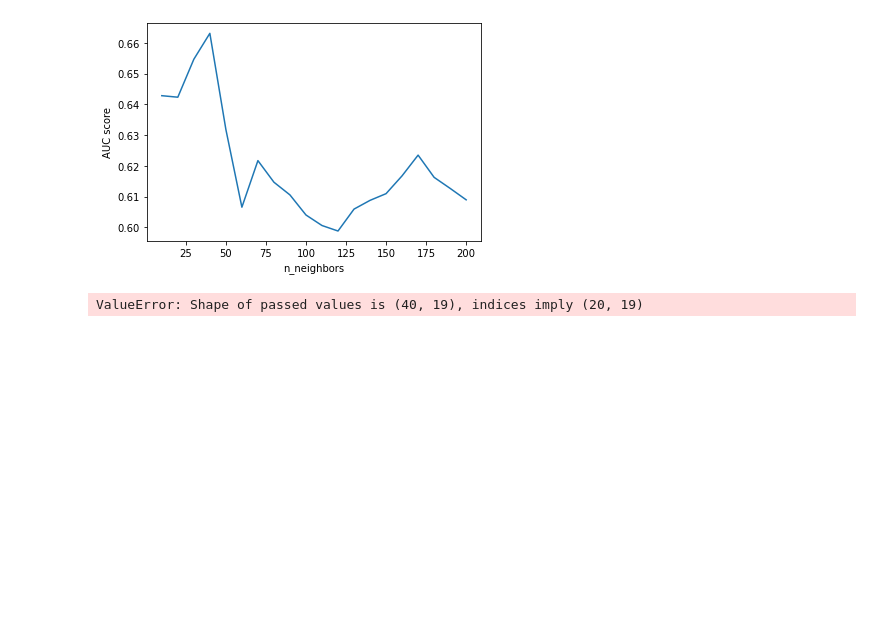
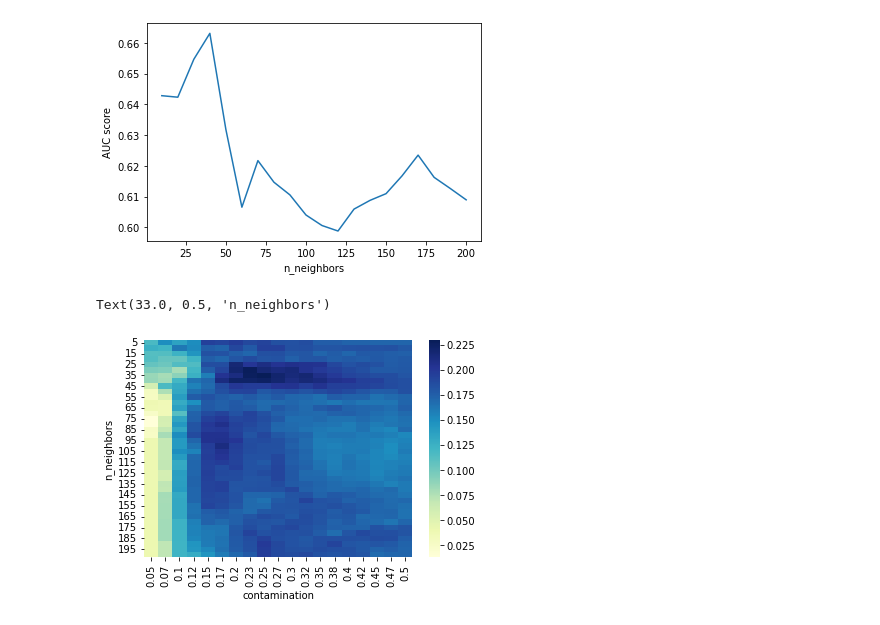
Before and after one commit to johnantonn/cash-for-unsupervised-ad, a Jupyter notebook: src/notebooks/ad_hpo.ipynb, the cells around one changed output. Saved outputs shown, nothing was run; the diff lists cells and outputs as text; code cells hidden in the pictures; blank space fills up the shorter version.

```diff
--- a/src/notebooks/ad_hpo.ipynb
+++ b/src/notebooks/ad_hpo.ipynb
@@ -36,28 +36,26 @@ plt.show()
 # %%
 # Example 2
 #
-n_estimators= list(range(5,201,5))
+n_neighbors= list(range(5,201,5))
 contamination = [0.05, 0.07, 0.1, 0.12, 0.15, 0.17, 0.2, 0.23, 0.25, 0.27, 0.3, 0.32, 0.35, 0.38, 0.4, 0.42, 0.45, 0.47, 0.5]
 f1_scores_2 = [] # scores list
 # loop
 for n in n_estimators:
     # Temp scores
     temp_scores = []
     for c in contamination:
         # Model
         clf2 = LOF(n_neighbors=n, contamination=c)
         # Training
         clf2.fit(X_train)
         # get the anomaly scores on the test data
         #
         y_pred = clf2.predict(X_test) # predictions
         temp_scores.append(f1_score(y_test, y_pred))
         #
     f1_scores_2.append(temp_scores)
 # Plot heatmap
 f1_scores_2_df = pd.DataFrame(f1_scores_2, index=n_neighbors, columns=contamination)
-ax = sns.heatmap(f1_scores_2_df, cmap="YlGnBu")
-ax.set_xlabel('contamination')
-ax.set_ylabel('n_neighbors')
 # %% [output]
-ValueError: Shape of passed values is (40, 19), indices imply (20, 19)
+Text(33.0, 0.5, 'n_neighbors')
+[figure, added]
```
Also changed, not shown: parts of 1 cell of this notebook, 1 other file.
